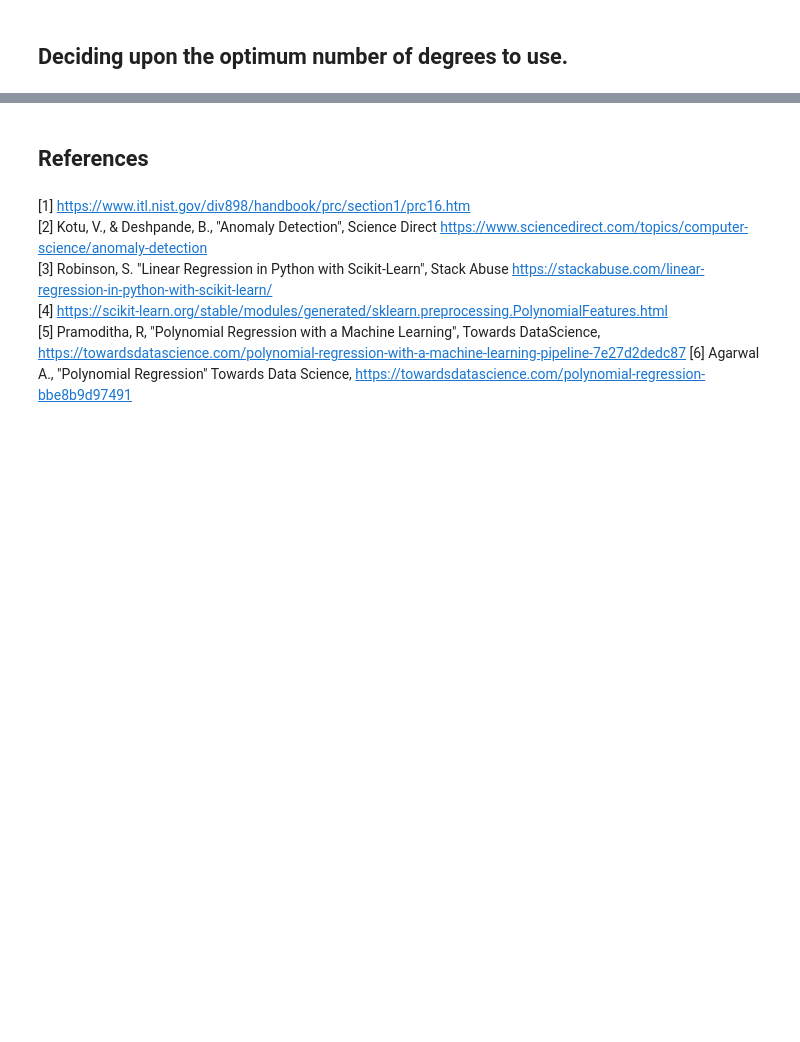
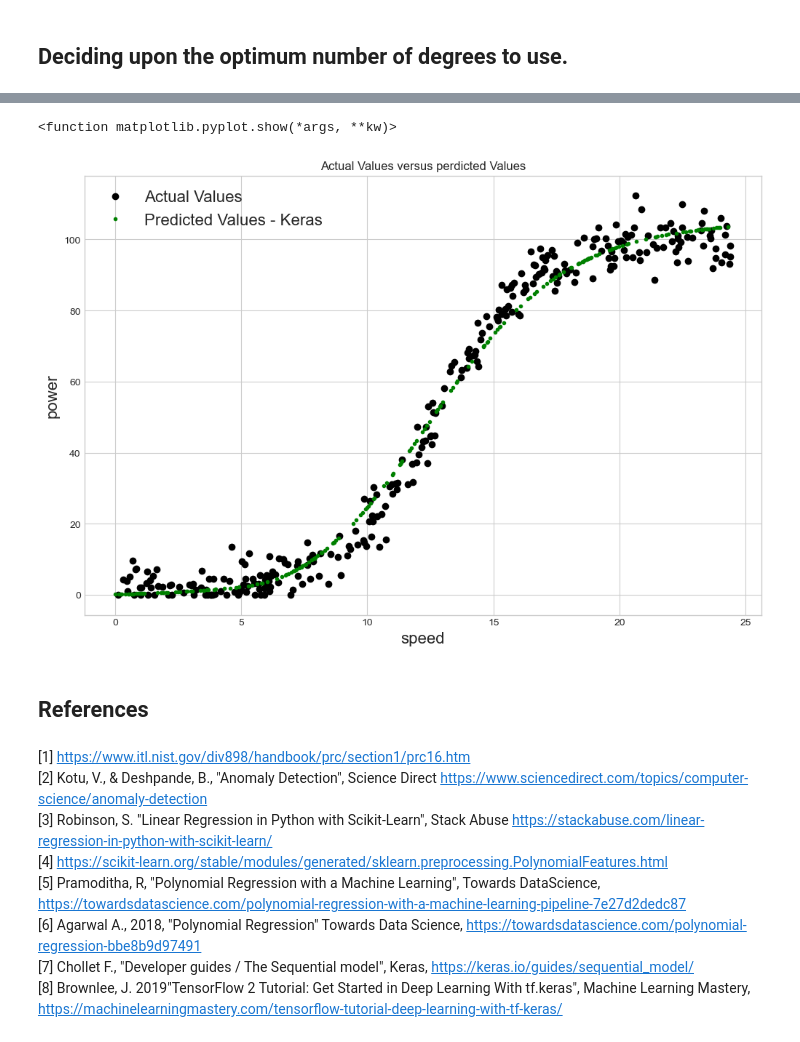
Before and after one commit to fionaoriordan/MLS_Project, a Jupyter notebook: projectmodels.ipynb, the cells around one changed output, grey strips where cells are left out. Saved outputs shown, nothing was run; the diff lists cells and outputs as text; code cells hidden in the pictures; blank space fills up the shorter version.

```diff
--- a/projectmodels.ipynb
+++ b/projectmodels.ipynb
@@ -529,3 +639,14 @@ In order to move in this task, I will then use number of degrees = 3 for this mo
+# %%
+plt.plot(X_train, y_train, 'ok', label="Actual Values")
+plt.plot(X_test, model.predict(X_test), '.g', label = "Predicted Values - Keras")
+plt.title("Actual Values versus perdicted Values")
+plt.xlabel('speed', fontsize='16')
+plt.ylabel('power', fontsize='16')
+plt.legend(fontsize = 16)
+plt.show
+# %% [output]
+<function matplotlib.pyplot.show(*args, **kw)>
+[figure, added]
 # %% [markdown]
 ## References
 # %% [markdown]
@@ -534,4 +655,6 @@ In order to move in this task, I will then use number of degrees = 3 for this mo
 [3] Robinson, S. "Linear Regression in Python with Scikit-Learn", Stack Abuse https://stackabuse.com/linear-regression-in-python-with-scikit-learn/
 [4] https://scikit-learn.org/stable/modules/generated/sklearn.preprocessing.PolynomialFeatures.html
 [5] Pramoditha, R, "Polynomial Regression with a Machine Learning", Towards DataScience, https://towardsdatascience.com/polynomial-regression-with-a-machine-learning-pipeline-7e27d2dedc87
-[6] Agarwal A., "Polynomial Regression" Towards Data Science, https://towardsdatascience.com/polynomial-regression-bbe8b9d97491
+[6] Agarwal A., 2018, "Polynomial Regression" Towards Data Science, https://towardsdatascience.com/polynomial-regression-bbe8b9d97491
+[7] Chollet F., "Developer guides / The Sequential model", Keras, https://keras.io/guides/sequential_model/
+[8] Brownlee, J. 2019"TensorFlow 2 Tutorial: Get Started in Deep Learning With tf.keras", Machine Learning Mastery, https://machinelearningmastery.com/tensorflow-tutorial-deep-learning-with-tf-keras/
```
Also changed, not shown: parts of 45 cells of this notebook.
